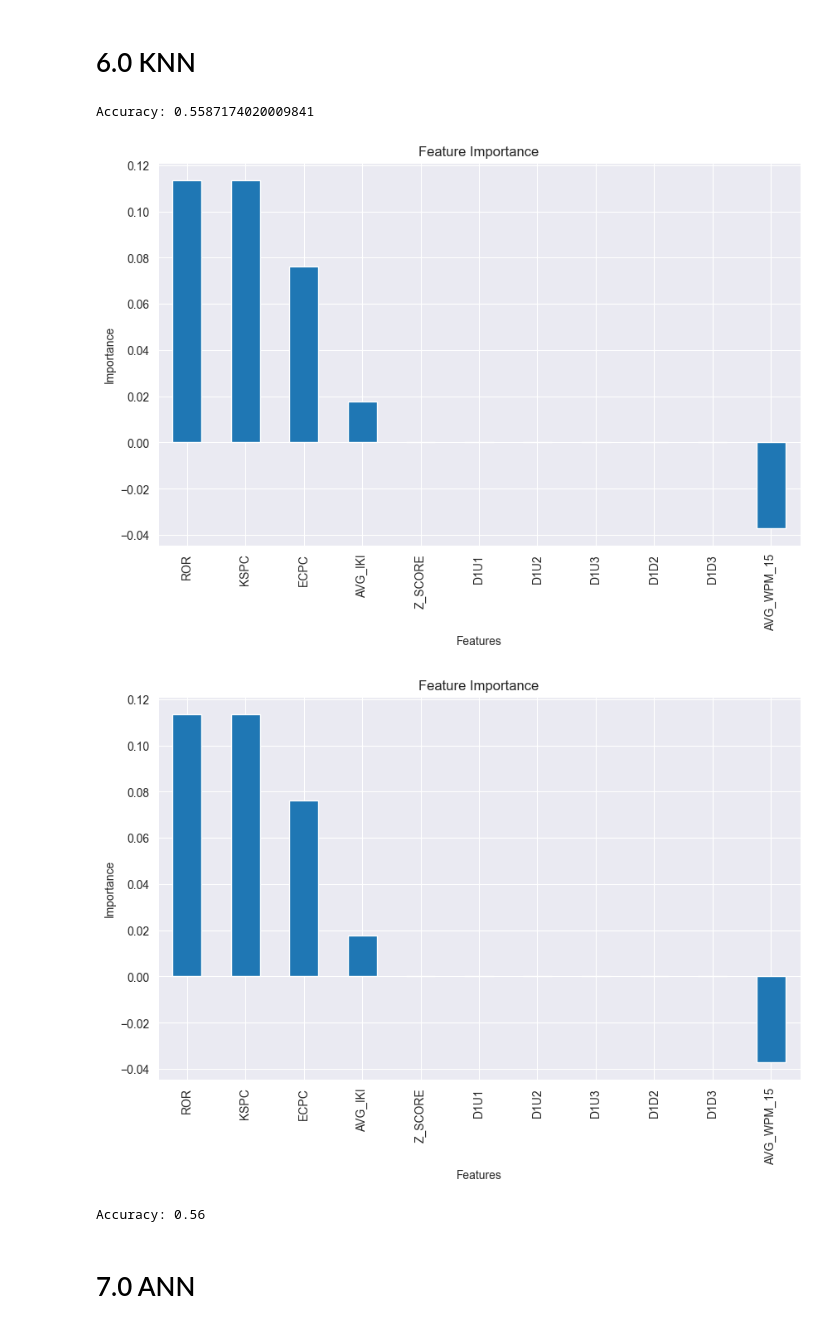
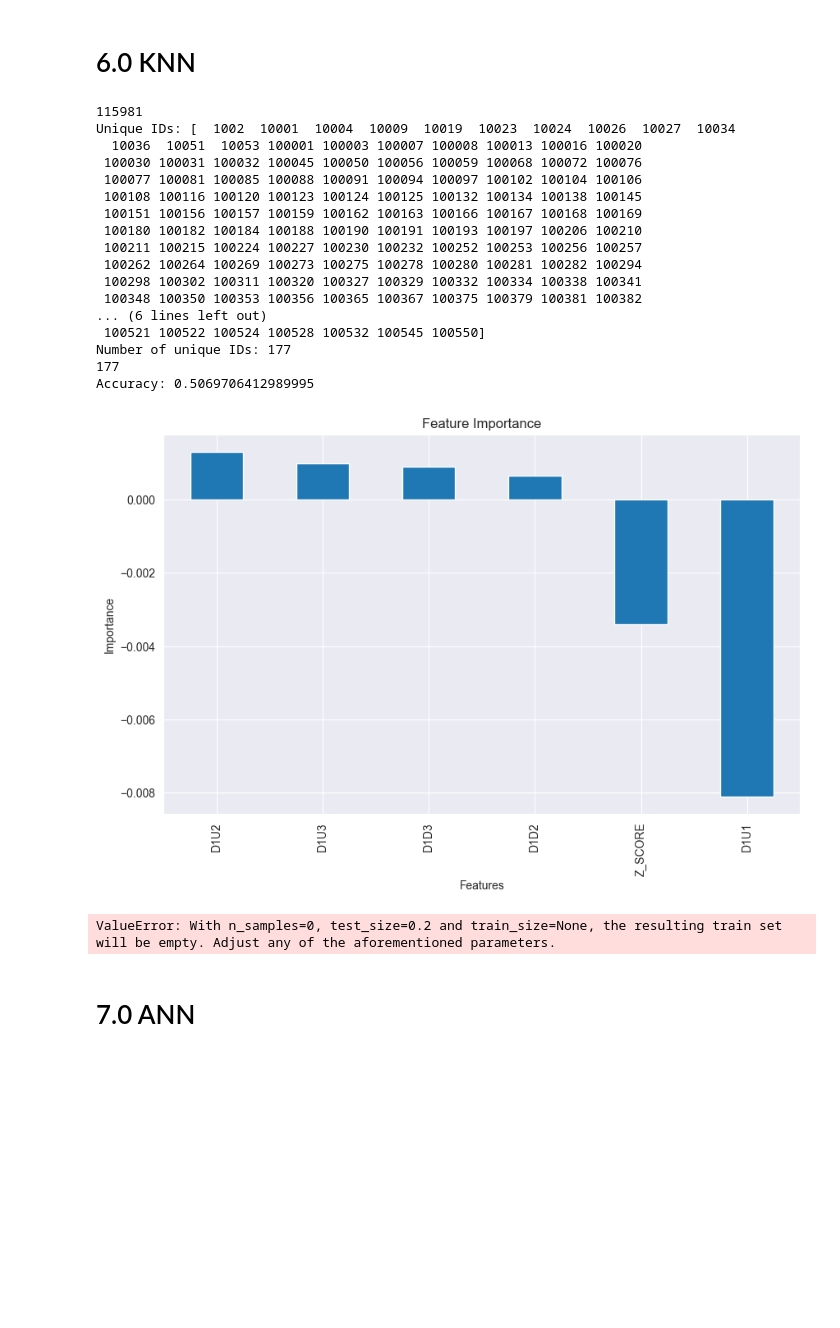
Before and after one commit to lacekaa/erkd, a Jupyter notebook: gender_prediction.ipynb, the cells around one changed output. Saved outputs shown, nothing was run; the diff lists cells and outputs as text; code cells hidden in the pictures; blank space fills up the shorter version.

```diff
--- a/gender_prediction.ipynb
+++ b/gender_prediction.ipynb
@@ -655,20 +810,32 @@ import matplotlib.pyplot as plt
 def visualize_feature_importance(csv_path):
     # Step 1: Read the CSV file
     df = pd.read_csv(csv_path, low_memory=False)
+    df = df.drop(columns=['SPEED_CLASS'])
+
+
+    # Drop rows with NaN or null values
+    df = df.dropna()
 
     # Step 2: Preprocess data
-    df = df.dropna()
     label_encoder = LabelEncoder()
     df['GENDER'] = label_encoder.fit_transform(df['GENDER'])
+
+    # Define features
     features = [
-        'AVG_WPM_15', 'AVG_IKI', 'ECPC', 'KSPC', 'ROR', 'D1U1', 'D1U2', 'D1U3', 'D1D2', 'D1D3', 'Z_SCORE'
+        'D1U1', 'D1U2', 'D1U3', 'D1D2', 'D1D3', 'Z_SCORE'
     ]
     X = df[features]
     y = df['GENDER']
     participant_ids = df['PARTICIPANT_ID']
+    print(len(participant_ids))
+
+    unique_ids = participant_ids.unique()
+    print("Unique IDs:", unique_ids)
+    print("Number of unique IDs:", len(unique_ids))
 
     # Ensure unique PARTICIPANT_IDs in train and test sets
     unique_ids = participant_ids.unique()
+    print(len(unique_ids))
     train_ids, test_ids = train_test_split(unique_ids, test_size=0.2, random_state=42)
     train_mask = participant_ids.isin(train_ids)
     test_mask = participant_ids.isin(test_ids)
@@ -682,35 +849,51 @@ def visualize_feature_importance(csv_path):
     X_test = scaler.transform(X_test)
 
     # Train KNN model
     knn = KNeighborsClassifier(n_neighbors=5)
     knn.fit(X_train, y_train)
 
     # Predict and evaluate
     y_pred = knn.predict(X_test)
     accuracy = accuracy_score(y_test, y_pred)
     print(f"Accuracy: {accuracy}")
 
     # Calculate feature importance using permutation importance
     result = permutation_importance(knn, X_test, y_test, n_repeats=10, random_state=42, n_jobs=2)
     importance = result.importances_mean
 
     # Visualize feature importance
     feature_importance = pd.Series(importance, index=features)
     feature_importance.sort_values(ascending=False, inplace=True)
 
     plt.figure(figsize=(10, 6))
     feature_importance.plot(kind='bar')
     plt.title('Feature Importance')
     plt.xlabel('Features')
     plt.ylabel('Importance')
     plt.show()
 
 # Example usage:
 csv_path = 'demographics_csv/demo_keystroke.csv'  # Path to the CSV file
 visualize_feature_importance(csv_path)
 # %% [output]
-Accuracy: 0.5587174020009841
+115981
+Unique IDs: [  1002  10001  10004  10009  10019  10023  10024  10026  10027  10034
+  10036  10051  10053 100001 100003 100007 100008 100013 100016 100020
+ 100030 100031 100032 100045 100050 100056 100059 100068 100072 100076
+ 100077 100081 100085 100088 100091 100094 100097 100102 100104 100106
+ 100108 100116 100120 100123 100124 100125 100132 100134 100138 100145
+ 100151 100156 100157 100159 100162 100163 100166 100167 100168 100169
+ 100180 100182 100184 100188 100190 100191 100193 100197 100206 100210
+ 100211 100215 100224 100227 100230 100232 100252 100253 100256 100257
+ 100262 100264 100269 100273 100275 100278 100280 100281 100282 100294
+ 100298 100302 100311 100320 100327 100329 100332 100334 100338 100341
+ 100348 100350 100353 100356 100365 100367 100375 100379 100381 100382
+... (6 lines left out)
+ 100521 100522 100524 100528 100532 100545 100550]
+Number of unique IDs: 177
+177
+Accuracy: 0.5069706412989995
-[figure, old version]
+[figure, new version]
 # %%
 import pandas as pd
 from sklearn.model_selection import train_test_split
@@ -777,8 +960,7 @@ def visualize_feature_importance(csv_path):
 csv_path = 'demographics_csv/demo_keystroke.csv'  # Path to the CSV file
 visualize_feature_importance(csv_path)
 # %% [output]
-[figure, removed]
-Accuracy: 0.56
+ValueError: With n_samples=0, test_size=0.2 and train_size=None, the resulting train set will be empty. Adjust any of the aforementioned parameters.
 # %% [markdown]
 # 7.0 ANN
 # %%
```
Also changed, not shown: parts of 5 cells of this notebook, 6 other files.
